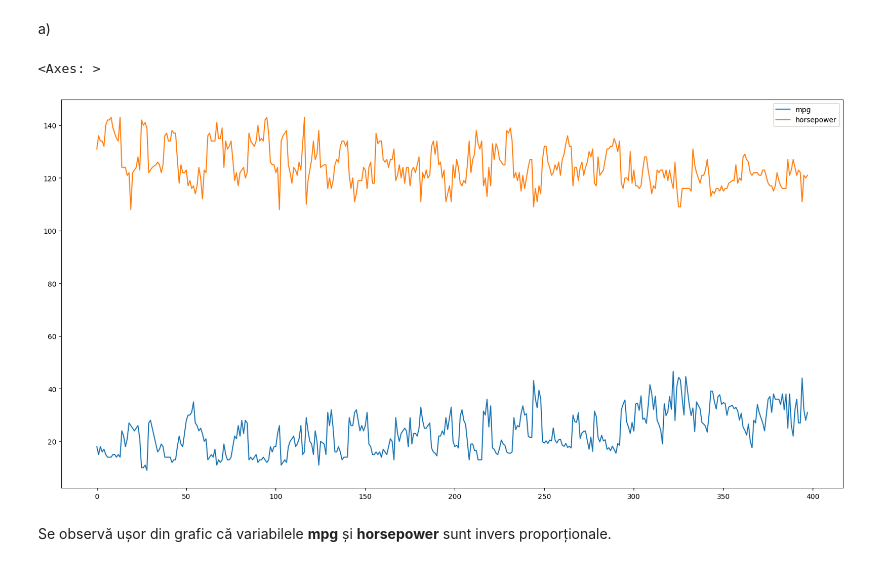
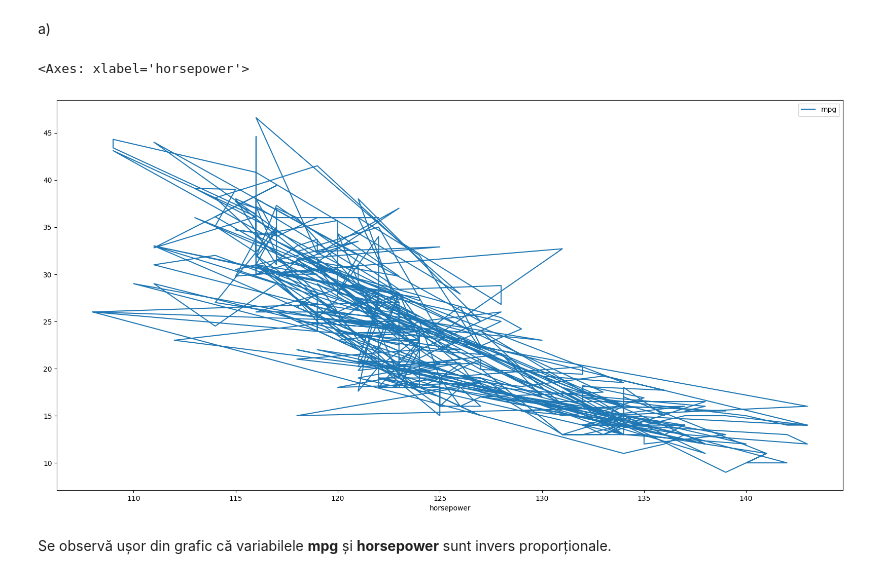
Before and after one commit to Insomnia2304/PMP-2024, a Jupyter notebook: Lab09/Tema7.ipynb, the cells around one changed output. Drawn from its saved outputs; the diff is of its cells as text; code cells hidden in the pictures.

```diff
--- a/Lab09/Tema7.ipynb
+++ b/Lab09/Tema7.ipynb
@@ -10,13 +10,13 @@ a)
 # %%
 import pandas as pd
 
 df = pd.read_csv('./auto-mpg.csv')
 df['horsepower'] = pd.to_numeric(df['horsepower'], errors='coerce')
 df.dropna(subset=['mpg', 'horsepower'], inplace=True)
-df.plot(y=['mpg', 'horsepower'], kind='line', figsize=(20, 10))
+df.plot(x='horsepower', y='mpg', kind='line', figsize=(20, 10))
 # %% [output]
-<Axes: >
+<Axes: xlabel='horsepower'>
-[figure, old version]
+[figure, new version]
 # %% [markdown]
 Se observă ușor din grafic că variabilele __mpg__ și __horsepower__ sunt invers proporționale.
 # %% [markdown]
```
